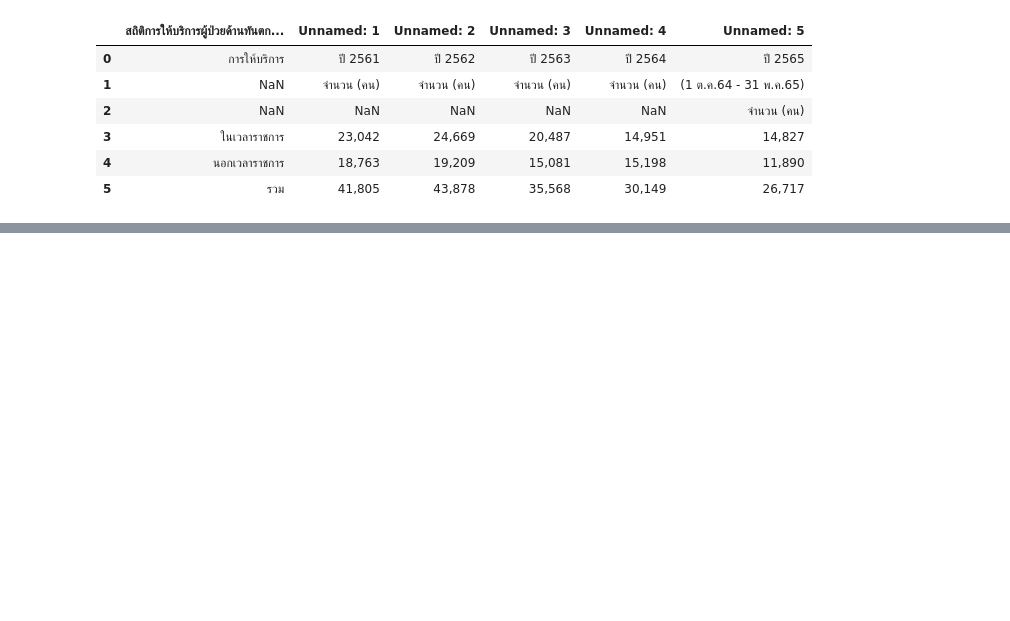
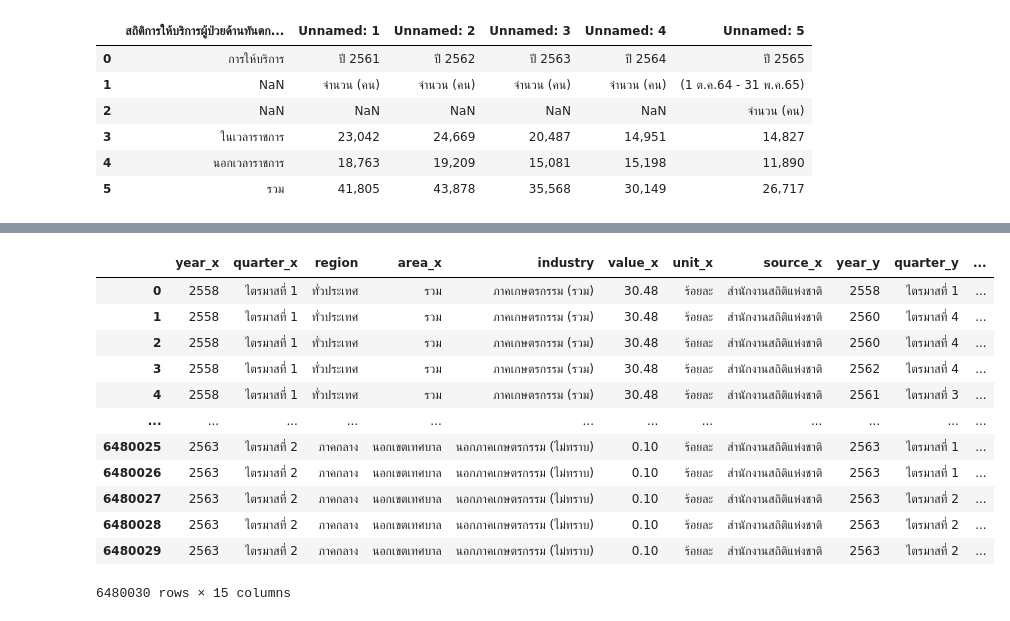
Before and after one commit to Jittiya/Co-operative-Education-Science., a Jupyter notebook: Test_data.ipynb, the cells around one changed output, grey strips where cells are left out. Saved outputs shown, nothing was run; the diff lists cells and outputs as text; code cells hidden in the pictures; blank space fills up the shorter version.

```diff
--- a/Test_data.ipynb
+++ b/Test_data.ipynb
@@ -22,3 +22,6 @@ data1
 | 3 | ในเวลาราชการ | 23,042 | 24,669 | 20,487 | 14,951 | 14,827 |
 | 4 | นอกเวลาราชการ | 18,763 | 19,209 | 15,081 | 15,198 | 11,890 |
 | 5 | รวม | 41,805 | 43,878 | 35,568 | 30,149 | 26,717 |
+# %%
+data3 = pd.read_csv(os.path.join(path,'OS_02_0016_01.csv'))
+data3
@@ -24,0 +62,3 @@ data1
+# %%
+data4 = pd.read_csv(os.path.join(path,'OS_02_0016_02.csv'))
+data4
@@ -24,0 +82,17 @@ data1
+# %%
+merged_table = data3.merge(data4,how='left',left_on='region',right_on='region')
+merged_table
+# %% [output]
+|  | year_x | quarter_x | region | area_x | industry | value_x | unit_x | source_x | year_y | quarter_y | ... |
+| 0 | 2558 | ไตรมาสที่ 1 | ทั่วประเทศ | รวม | ภาคเกษตรกรรม (รวม) | 30.48 | ร้อยละ | สำนักงานสถิติแห่งชาติ | 2558 | ไตรมาสที่ 1 | ... |
+| 1 | 2558 | ไตรมาสที่ 1 | ทั่วประเทศ | รวม | ภาคเกษตรกรรม (รวม) | 30.48 | ร้อยละ | สำนักงานสถิติแห่งชาติ | 2560 | ไตรมาสที่ 4 | ... |
+| 2 | 2558 | ไตรมาสที่ 1 | ทั่วประเทศ | รวม | ภาคเกษตรกรรม (รวม) | 30.48 | ร้อยละ | สำนักงานสถิติแห่งชาติ | 2560 | ไตรมาสที่ 4 | ... |
+| 3 | 2558 | ไตรมาสที่ 1 | ทั่วประเทศ | รวม | ภาคเกษตรกรรม (รวม) | 30.48 | ร้อยละ | สำนักงานสถิติแห่งชาติ | 2562 | ไตรมาสที่ 4 | ... |
+| 4 | 2558 | ไตรมาสที่ 1 | ทั่วประเทศ | รวม | ภาคเกษตรกรรม (รวม) | 30.48 | ร้อยละ | สำนักงานสถิติแห่งชาติ | 2561 | ไตรมาสที่ 3 | ... |
+| ... | ... | ... | ... | ... | ... | ... | ... | ... | ... | ... | ... |
+| 6480025 | 2563 | ไตรมาสที่ 2 | ภาคกลาง | นอกเขตเทศบาล | นอกภาคเกษตรกรรม (ไม่ทราบ) | 0.10 | ร้อยละ | สำนักงานสถิติแห่งชาติ | 2563 | ไตรมาสที่ 1 | ... |
+| 6480026 | 2563 | ไตรมาสที่ 2 | ภาคกลาง | นอกเขตเทศบาล | นอกภาคเกษตรกรรม (ไม่ทราบ) | 0.10 | ร้อยละ | สำนักงานสถิติแห่งชาติ | 2563 | ไตรมาสที่ 1 | ... |
+| 6480027 | 2563 | ไตรมาสที่ 2 | ภาคกลาง | นอกเขตเทศบาล | นอกภาคเกษตรกรรม (ไม่ทราบ) | 0.10 | ร้อยละ | สำนักงานสถิติแห่งชาติ | 2563 | ไตรมาสที่ 2 | ... |
+| 6480028 | 2563 | ไตรมาสที่ 2 | ภาคกลาง | นอกเขตเทศบาล | นอกภาคเกษตรกรรม (ไม่ทราบ) | 0.10 | ร้อยละ | สำนักงานสถิติแห่งชาติ | 2563 | ไตรมาสที่ 2 | ... |
+| 6480029 | 2563 | ไตรมาสที่ 2 | ภาคกลาง | นอกเขตเทศบาล | นอกภาคเกษตรกรรม (ไม่ทราบ) | 0.10 | ร้อยละ | สำนักงานสถิติแห่งชาติ | 2563 | ไตรมาสที่ 2 | ... |
+6480030 rows × 15 columns
```
Also changed, not shown: parts of 4 cells of this notebook.
